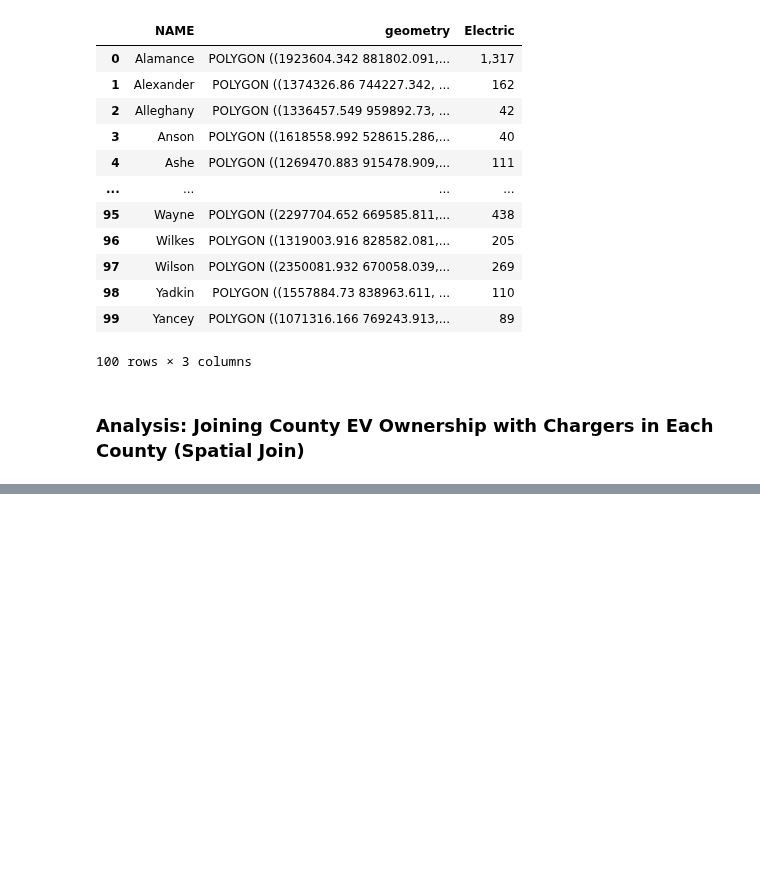
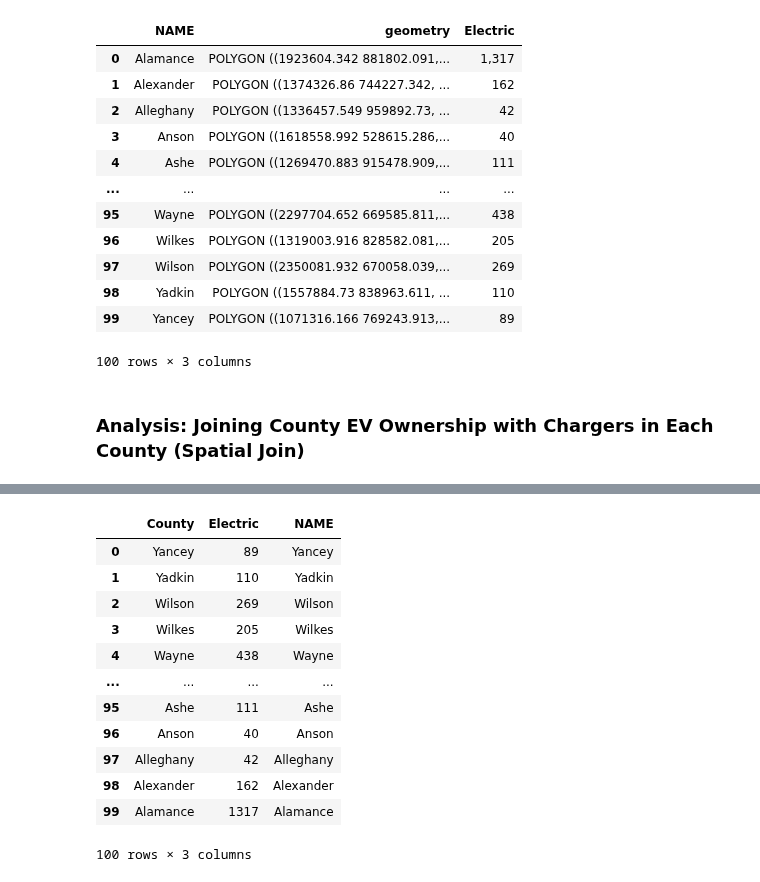
Before and after one commit to lexileach/geog592-lexleach, a Jupyter notebook: homework/week07/lexleach-hw08-geoprocessing.ipynb, the cells around one changed output, grey strips where cells are left out. Saved outputs shown, nothing was run; the diff lists cells and outputs as text; code cells hidden in the pictures; blank space fills up the shorter version.

```diff
--- a/homework/week07/lexleach-hw08-geoprocessing.ipynb
+++ b/homework/week07/lexleach-hw08-geoprocessing.ipynb
@@ -769,0 +829,19 @@ evs_chargers
+# %%
+# remove commas and convert owners to numeric
+ratio_table["Electric"] = pd.to_numeric(ratio_table["Electric"].astype(str).str.replace(",", "", regex=False), errors="coerce")
+
+ratio_table
+# %% [output]
+|  | County | Electric | NAME |
+| 0 | Yancey | 89 | Yancey |
+| 1 | Yadkin | 110 | Yadkin |
+| 2 | Wilson | 269 | Wilson |
+| 3 | Wilkes | 205 | Wilkes |
+| 4 | Wayne | 438 | Wayne |
+| ... | ... | ... | ... |
+| 95 | Ashe | 111 | Ashe |
+| 96 | Anson | 40 | Anson |
+| 97 | Alleghany | 42 | Alleghany |
+| 98 | Alexander | 162 | Alexander |
+| 99 | Alamance | 1317 | Alamance |
+100 rows × 3 columns
```
Also changed, not shown: parts of 8 cells of this notebook.
